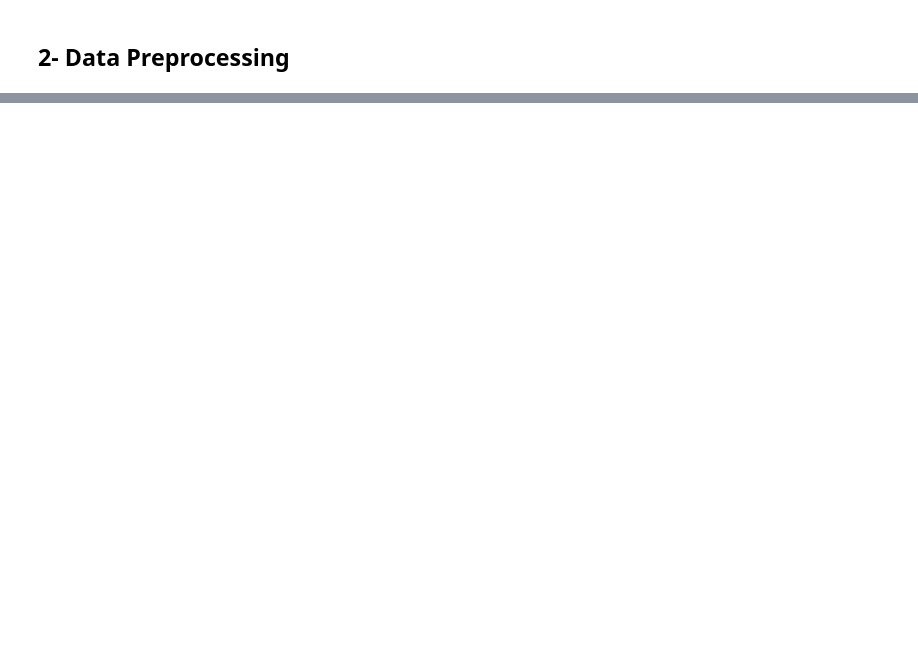
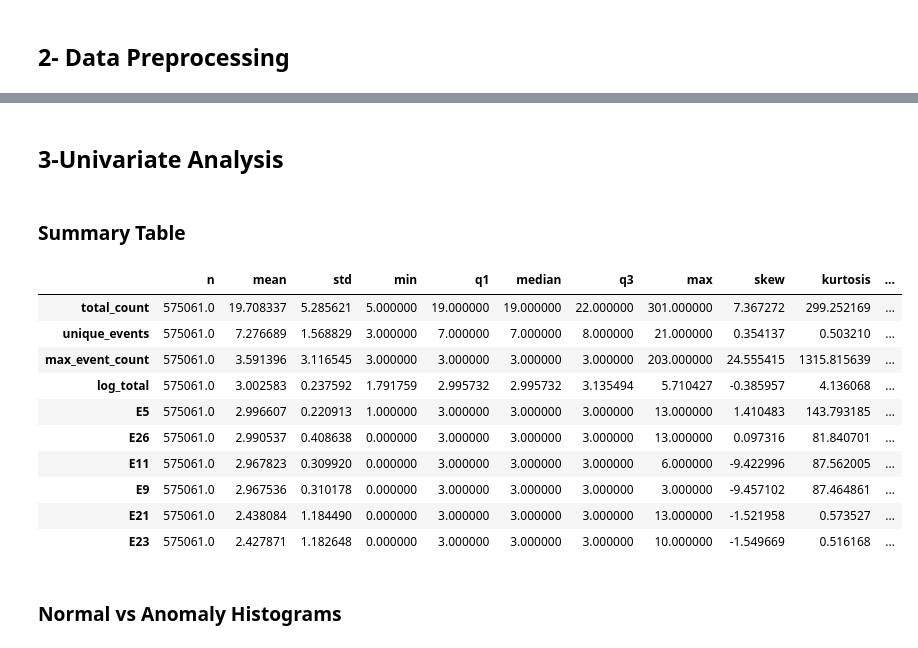
Before and after one commit to ayasqualli/Statistical-Probabilistic-Analysis-of-HDFS-System-Logs-for-Anomaly-Detection, a Jupyter notebook: main.ipynb, the cells around one changed output, grey strips where cells are left out. Cells and saved outputs as stored; diff of their text form; code cells hidden in the pictures; blank space fills up the shorter version.

```diff
--- a/main.ipynb
+++ b/main.ipynb
@@ -85,2 +50,8 @@ The server reported the following issues: Data not found
 # %% [markdown]
 ## 2- Data Preprocessing
+# %%
+# SET CONSTANTS
+pd.set_option("display.max_columns", 200)
+pd.set_option("display.width", 140)
+
+RANDOM_STATE = 42
@@ -86,0 +60,12 @@ The server reported the following issues: Data not found
+# %%
+labels = load_csv(r"HDFS_v1\preprocessed\anomaly_label.csv")
+traces = load_csv(r"HDFS_v1\preprocessed\Event_traces.csv")
+occ    = load_csv(r"HDFS_v1\preprocessed\Event_occurrence_matrix.csv")
+tpl    = load_csv(r"HDFS_v1\preprocessed\HDFS.log_templates.csv")
+
+print("labels:", labels.shape)
+print("traces:", traces.shape)
+print("occ   :", occ.shape)
+print("tpl   :", tpl.shape)
+
+labels.head()
@@ -86,0 +159,44 @@ The server reported the following issues: Data not found
+# %% [markdown]
+## 3-Univariate Analysis
+# %% [markdown]
+### Summary Table
+# %%
+def univariate_summary(s: pd.Series) -> dict:
+    s = pd.to_numeric(s, errors="coerce").dropna()
+    q1, q2, q3 = s.quantile([0.25, 0.50, 0.75])
+    iqr = q3 - q1
+    lower, upper = q1 - 1.5 * iqr, q3 + 1.5 * iqr
+    outlier_rate = ((s < lower) | (s > upper)).mean()
+
+    return {
+        "n": int(s.shape[0]),
+        "mean": float(s.mean()),
+        "std": float(s.std(ddof=1)),
+        "min": float(s.min()),
+        "q1": float(q1),
+        "median": float(q2),
+        "q3": float(q3),
+        "max": float(s.max()),
+        "skew": float(s.skew()),
+        "kurtosis": float(s.kurtosis()),
+        "outlier_rate_IQR": float(outlier_rate),
+    }
+
+features_uni = ["total_count", "unique_events", "max_event_count", "log_total"] + top_events[:6]
+
+summary = pd.DataFrame({col: univariate_summary(df_feat[col]) for col in features_uni}).T
+summary
+# %% [output]
+|  | n | mean | std | min | q1 | median | q3 | max | skew | kurtosis | ... |
+| total_count | 575061.0 | 19.708337 | 5.285621 | 5.000000 | 19.000000 | 19.000000 | 22.000000 | 301.000000 | 7.367272 | 299.252169 | ... |
+| unique_events | 575061.0 | 7.276689 | 1.568829 | 3.000000 | 7.000000 | 7.000000 | 8.000000 | 21.000000 | 0.354137 | 0.503210 | ... |
+| max_event_count | 575061.0 | 3.591396 | 3.116545 | 3.000000 | 3.000000 | 3.000000 | 3.000000 | 203.000000 | 24.555415 | 1315.815639 | ... |
+| log_total | 575061.0 | 3.002583 | 0.237592 | 1.791759 | 2.995732 | 2.995732 | 3.135494 | 5.710427 | -0.385957 | 4.136068 | ... |
+| E5 | 575061.0 | 2.996607 | 0.220913 | 1.000000 | 3.000000 | 3.000000 | 3.000000 | 13.000000 | 1.410483 | 143.793185 | ... |
+| E26 | 575061.0 | 2.990537 | 0.408638 | 0.000000 | 3.000000 | 3.000000 | 3.000000 | 13.000000 | 0.097316 | 81.840701 | ... |
+| E11 | 575061.0 | 2.967823 | 0.309920 | 0.000000 | 3.000000 | 3.000000 | 3.000000 | 6.000000 | -9.422996 | 87.562005 | ... |
+| E9 | 575061.0 | 2.967536 | 0.310178 | 0.000000 | 3.000000 | 3.000000 | 3.000000 | 3.000000 | -9.457102 | 87.464861 | ... |
+| E21 | 575061.0 | 2.438084 | 1.184490 | 0.000000 | 3.000000 | 3.000000 | 3.000000 | 13.000000 | -1.521958 | 0.573527 | ... |
+| E23 | 575061.0 | 2.427871 | 1.182648 | 0.000000 | 3.000000 | 3.000000 | 3.000000 | 10.000000 | -1.549669 | 0.516168 | ... |
+# %% [markdown]
+### Normal vs Anomaly Histograms
```
Also changed, not shown: parts of 18 cells of this notebook.
